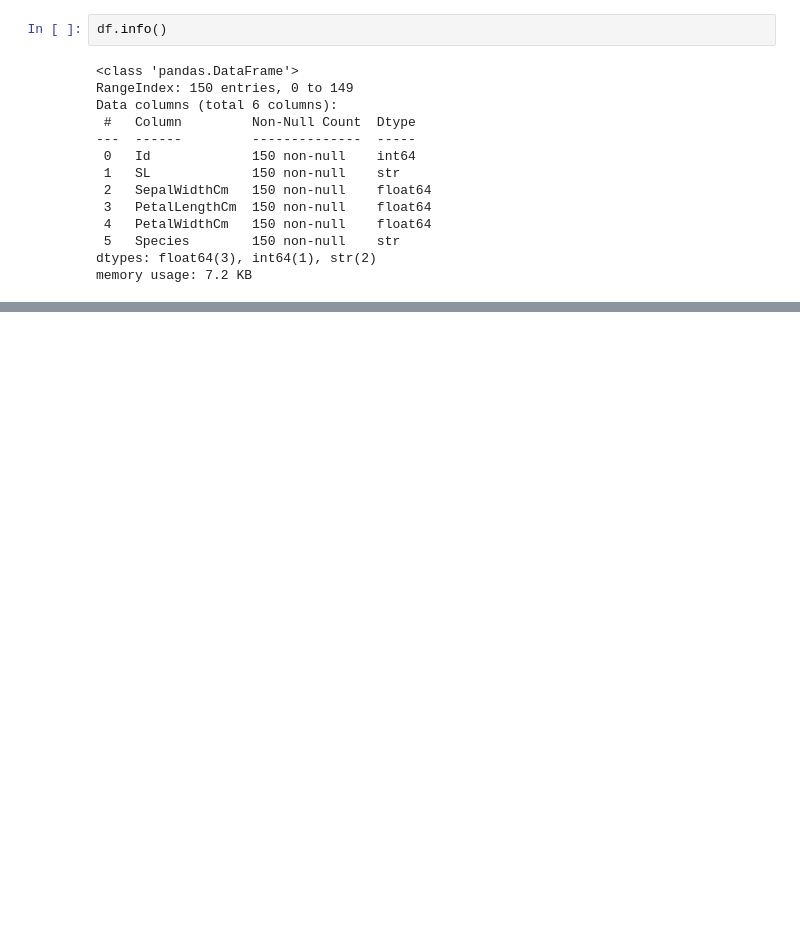
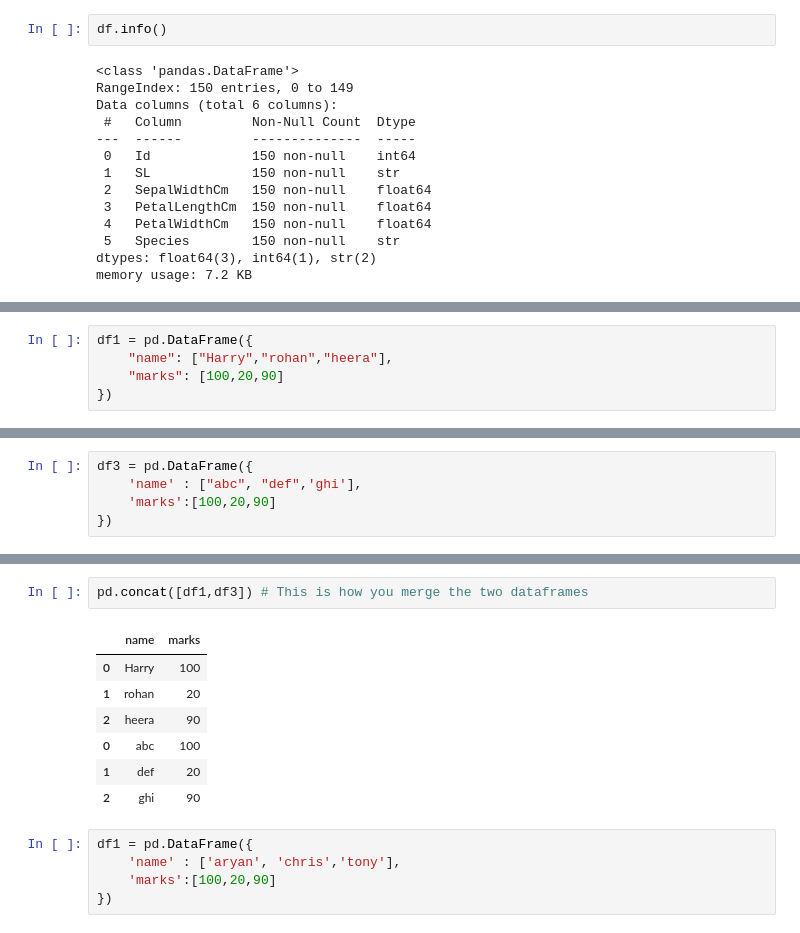
Before and after one commit to Imhs14/Pandas_jupiter_notebook, a Jupyter notebook: sample.ipynb, the cells around one changed output, grey strips where cells are left out. Saved outputs shown, nothing was run; the diff lists cells and outputs as text; blank space fills up the shorter version.

```diff
--- a/sample.ipynb
+++ b/sample.ipynb
@@ -378,0 +413,5 @@ memory usage: 7.2 KB
+# %%
+df1 = pd.DataFrame({
+    "name": ["Harry","rohan","heera"],
+    "marks": [100,20,90]
+})
@@ -378,0 +425,5 @@ memory usage: 7.2 KB
+# %%
+df3 = pd.DataFrame({
+    'name' : ["abc", "def",'ghi'],
+    'marks':[100,20,90]
+})
@@ -378,0 +437,15 @@ memory usage: 7.2 KB
+# %%
+pd.concat([df1,df3]) # This is how you merge the two dataframes
+# %% [output]
+|  | name | marks |
+| 0 | Harry | 100 |
+| 1 | rohan | 20 |
+| 2 | heera | 90 |
+| 0 | abc | 100 |
+| 1 | def | 20 |
+| 2 | ghi | 90 |
+# %%
+df1 = pd.DataFrame({
+    'name' : ['aryan', 'chris','tony'],
+    'marks':[100,20,90]
+})
```
Also changed, not shown: parts of 22 cells of this notebook.
